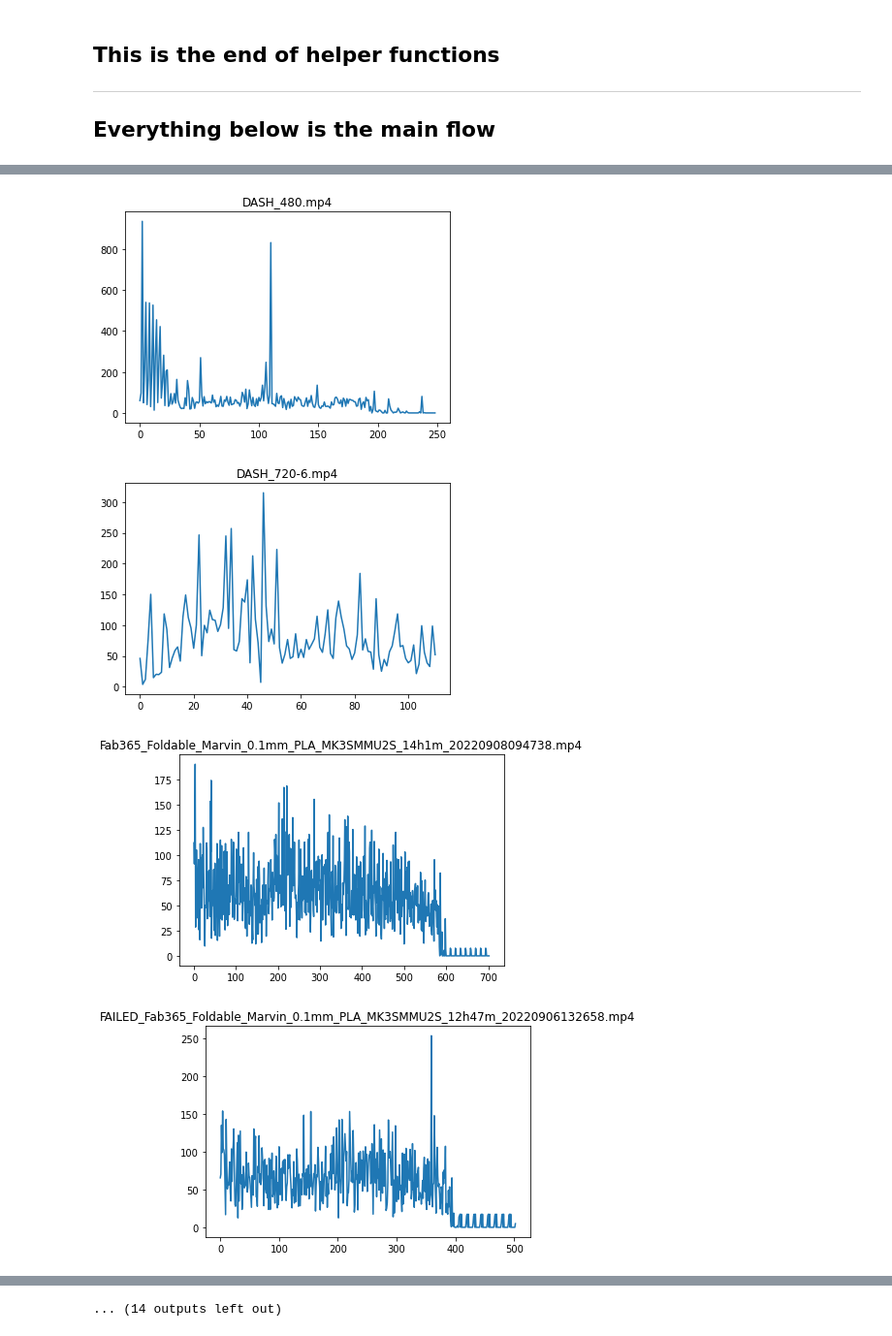
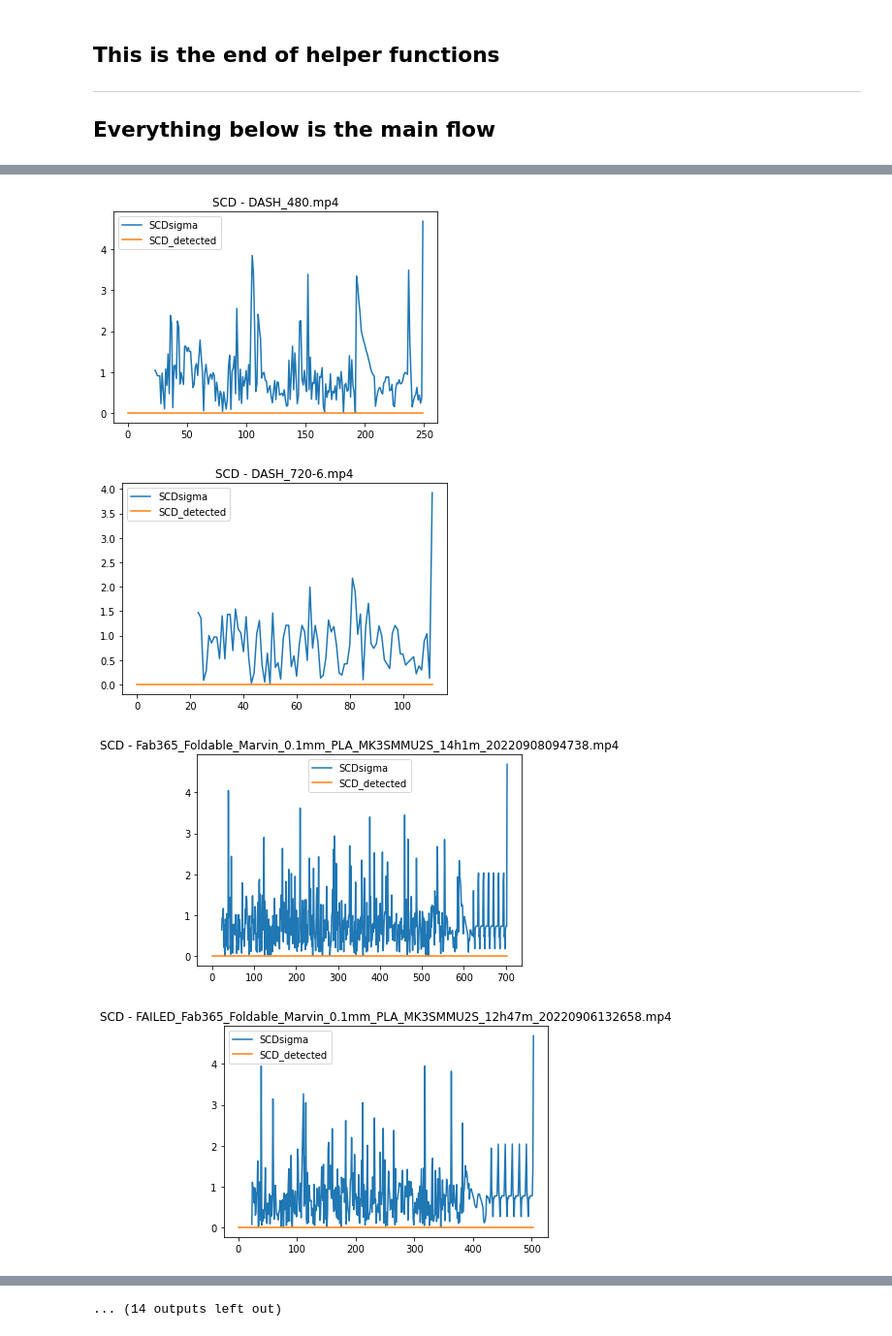
Before and after one commit to kennethjiang/3DPrintSaviour, a Jupyter notebook: Anomaly_Detection_Nezih.ipynb, the cells around one changed output, grey strips where cells are left out. Shown at 97% size. Drawn from its saved outputs; the diff is of its cells as text; code cells hidden in the pictures.

```diff
--- a/Anomaly_Detection_Nezih.ipynb
+++ b/Anomaly_Detection_Nezih.ipynb
@@ -490,0 +554,4 @@ def search_min_edge_diff_with_shifts(frameEdgeDuo):
+# %%
+arr1, arr2, arr3 = detect(url='/content/drive/MyDrive/timelapses/multi_material_test_2_0.15mm_PLA_MK3SMMU2S_5h16m_20220322043743.mp4', initial_layer_frame = 121, debug=False)
+# %%
+SCDNormArrDf = calc_a_bunch_of_scd_stuff(arr3)
@@ -557,9 +630,19 @@ def detect(url=None, initial_layer_frame=None, debug=True):
   (frameDuo, frameEdgeDuo) = get_frame_duo(layer1_frame, frameDuo, frameEdgeDuo, weight_matrix)
 
   edge_diff_arr = np.array([])
+  ssim_arr = np.array([])
   while (cap.isOpened() and (frameNo <= totalFrames - 1)):
-    (frameDuo, frameEdgeDuo) = get_frame_duo(read_next_frame(cap), frameDuo, frameEdgeDuo, weight_matrix)
+    next_frame = read_next_frame(cap)
+
+    frame_scd = get_scd(next_frame, debug)
+    scd_arr = np.concatenate((scd_arr, frame_scd), axis=0)
+
+    (frameDuo, frameEdgeDuo) = get_frame_duo(next_frame, frameDuo, frameEdgeDuo, weight_matrix)
     frameNo += 1
-    edge_diff_arr = arr = np.append(edge_diff_arr, search_min_edge_diff_with_shifts(frameEdgeDuo))
 
-  return edge_diff_arr
+    edge_diff_arr = np.append(edge_diff_arr, search_min_edge_diff_with_shifts(frameEdgeDuo))
+
+    ssim_arr = np.append(ssim_arr, ssim(frameDuo[1], frameDuo[0]))
+
+
+  return edge_diff_arr, ssim_arr, scd_arr
@@ -586,13 +649,23 @@ array([145.83333333, 185.9375    , 206.25      , 155.72916667,
 # %%
 labels = pd.read_csv(f'{path_prefix}/labels.csv')
 labels.rename(columns={'Video Name': 'filename', 'Starting frame #': 'frame_start', 'First failed frame': 'frame_failure'}, inplace=True)
 for index, row in labels[labels['frame_start'] > 2].iterrows():
-  edge_diff_arr = detect(url=f"{path_prefix}/{row['filename']}", initial_layer_frame = row['frame_start'], debug=False)
-  plt.plot(edge_diff_arr)
-  plt.title(row['filename'])
+  edge_diff_arr, ssim_arr, scd_arr = detect(url=f"{path_prefix}/{row['filename']}", initial_layer_frame = row['frame_start'], debug=False)
+  SCDNormArrDf = calc_a_bunch_of_scd_stuff(scd_arr)
+
+  SCDNormArrDf[['SCDsigma', 'SCD_detected']].plot()
+  plt.title('SCD - ' + row['filename'])
   plt.show()
+
+  # plt.plot(edge_diff_arr)
+  # plt.title('Edge diff - ' + row['filename'])
+  # plt.show()
+  # plt.plot(ssim_arr)
+  # plt.title('SSIM - ' + row['filename'])
+  # plt.plot(np.ones(ssim_arr.shape[0])*0.97)
+  # plt.show()
 # %% [output]
-[figure, old version]
+[figure, new version]
-[figure, old version]
+[figure, new version]
-[figure, old version]
+[figure, new version]
-[figure, old version]
+[figure, new version]
```
Also changed, not shown: parts of 9 cells of this notebook.
